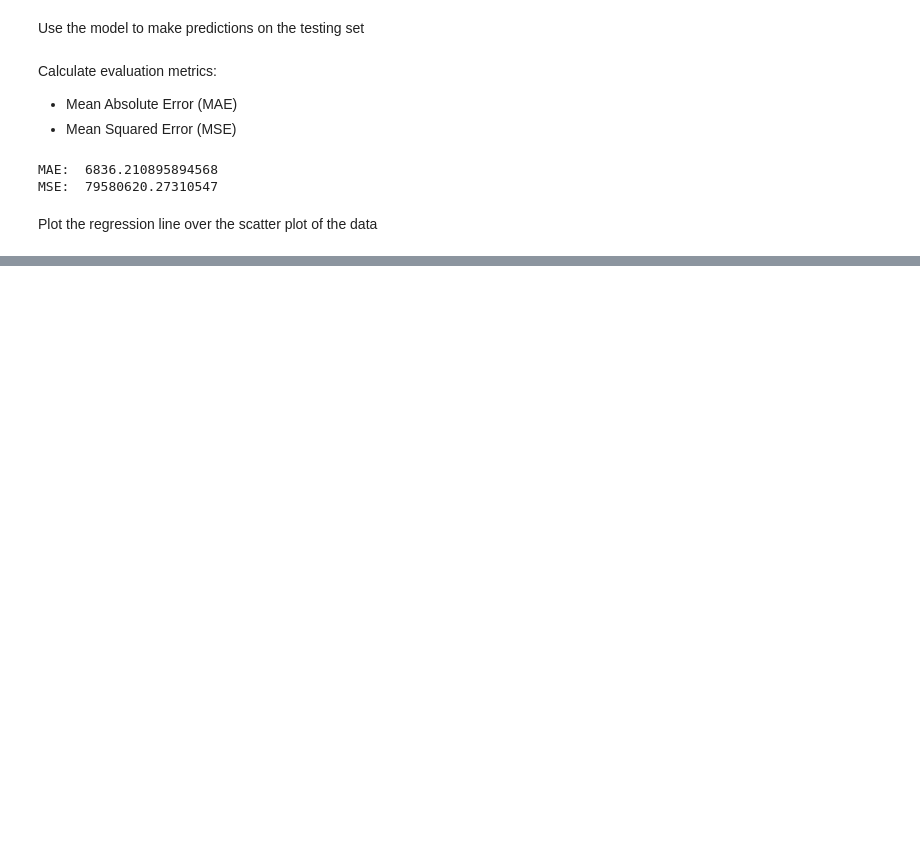
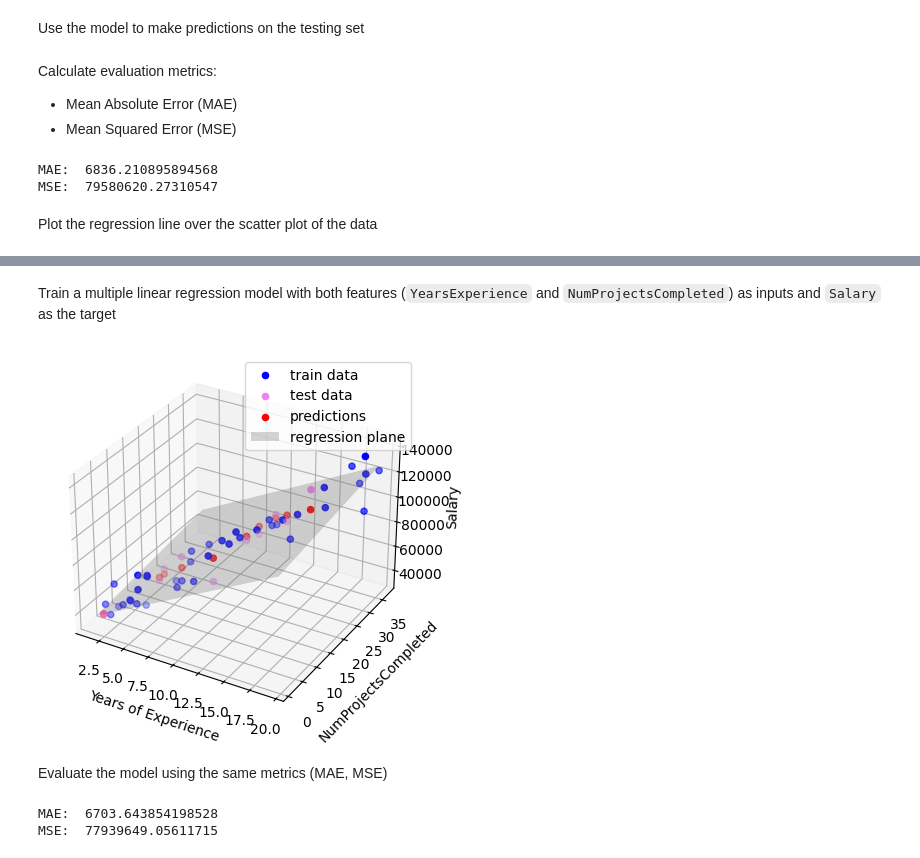
Before and after one commit to Shambhavi410/BCS-Winter-Project-STACK-O-MATIC, a Jupyter notebook: Assignment_2/BCS_Assignment_2.ipynb, the cells around one changed output, grey strips where cells are left out. Saved outputs shown, nothing was run; the diff lists cells and outputs as text; code cells hidden in the pictures; blank space fills up the shorter version.

```diff
--- a/Assignment_2/BCS_Assignment_2.ipynb
+++ b/Assignment_2/BCS_Assignment_2.ipynb
@@ -92,0 +104,4 @@ Text(0, 0.5, 'Salary')
+# %%
+noise = np.random.randint(-3, 4, len(data))
+data['NumProjectsCompleted'] = np.floor( 1.8*data['YearsExperience'] + noise )
+data.head()
@@ -92,0 +115,35 @@ Text(0, 0.5, 'Salary')
+# %% [markdown]
+Train a multiple linear regression model with both features (`YearsExperience` and `NumProjectsCompleted`) as inputs and `Salary` as the target
+# %%
+x=data[['YearsExperience','NumProjectsCompleted']]
+y=data['Salary']
+x_train, x_test, y_train, y_test=train_test_split(x, y, test_size=0.2, random_state=42)
+lr=LinearRegression()
+lr.fit(x_train, y_train)
+y_pred=lr.predict(x_test)
+# %%
+from mpl_toolkits.mplot3d import Axes3D
+fig=plt.figure()
+ax=fig.add_subplot(111, projection='3d')
+ax.scatter(x_train['YearsExperience'], x_train['NumProjectsCompleted'], y_train, color='blue', label='train data')
+ax.scatter(x_test['YearsExperience'], x_test['NumProjectsCompleted'], y_test, color='violet', label='test data')
+ax.scatter(x_test['YearsExperience'], x_test['NumProjectsCompleted'], y_pred, color='red', label='predictions')
+xx, yy=np.meshgrid(np.linspace(x['YearsExperience'].min(), x['YearsExperience'].max(), 10), np.linspace(x['NumProjectsCompleted'].min(), x['NumProjectsCompleted'].max(), 10))
+zz = lr.intercept_+lr.coef_[0] *xx+lr.coef_[1] *yy
+ax.plot_surface(xx, yy, zz, alpha=0.3, color='grey',label='regression plane')
+ax.set_xlabel('Years of Experience')
+ax.set_ylabel('NumProjectsCompleted')
+ax.set_zlabel('Salary')
+ax.legend()
+plt.show()
+# %% [output]
+[figure, added]
+# %% [markdown]
+Evaluate the model using the same metrics (MAE, MSE)
+# %%
+from sklearn.metrics import mean_absolute_error, mean_squared_error
+print("MAE: ",mean_absolute_error(y_test,y_pred))
+print("MSE: ",mean_squared_error(y_test,y_pred))
+# %% [output]
+MAE:  6703.643854198528
+MSE:  77939649.05611715
```
Also changed, not shown: parts of 9 cells of this notebook.
